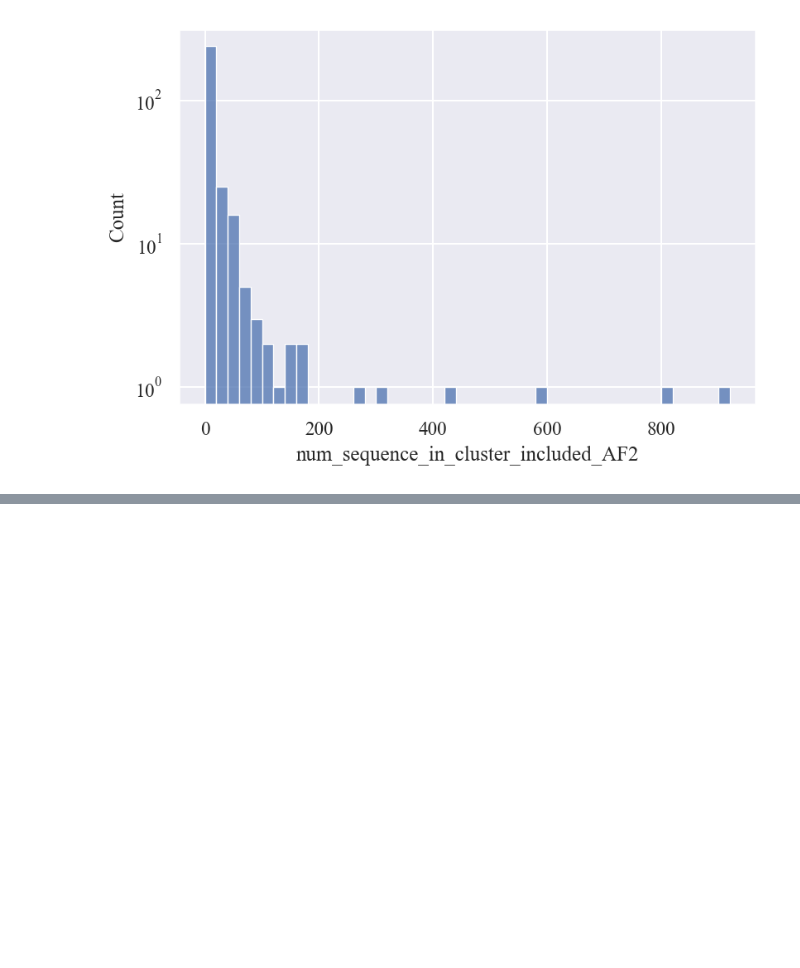
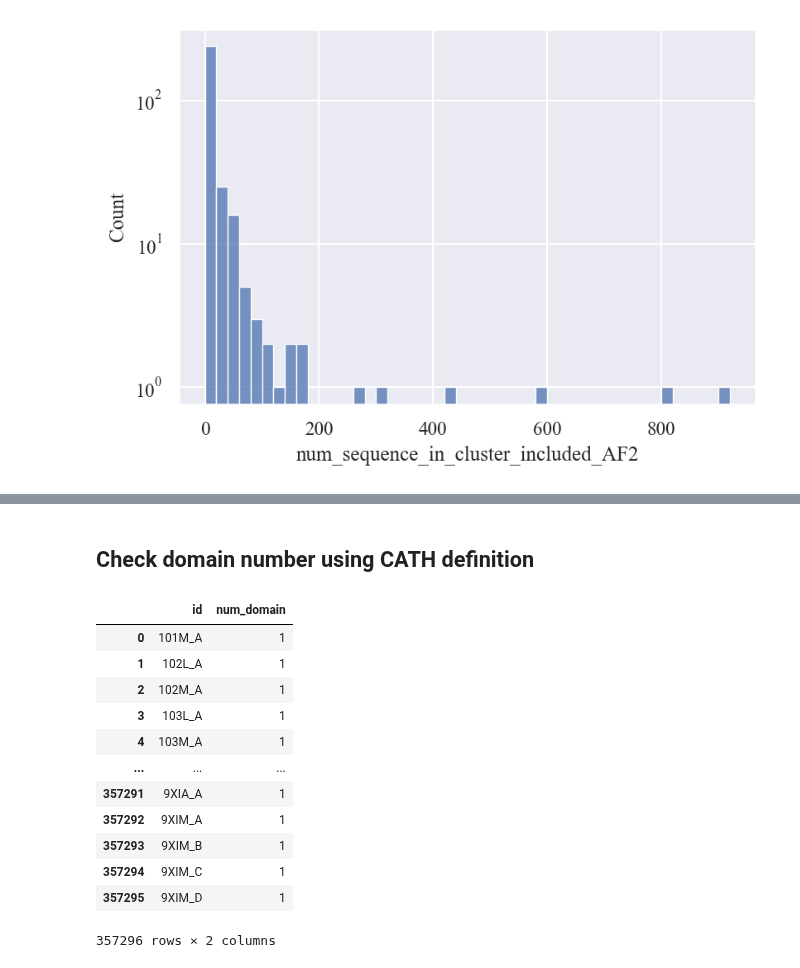
Before and after one commit to yutake27/MQAB4AF2, a Jupyter notebook: src/notebooks/datasets/how_eq_random_num_300_seed_0_exclude/target_stat.ipynb, the cells around one changed output, grey strips where cells are left out. Cells and saved outputs as stored; diff of their text form; code cells hidden in the pictures; blank space fills up the shorter version.

```diff
--- a/src/notebooks/datasets/how_eq_random_num_300_seed_0_exclude/target_stat.ipynb
+++ b/src/notebooks/datasets/how_eq_random_num_300_seed_0_exclude/target_stat.ipynb
@@ -81,0 +87,19 @@ plt.yscale('log')
+# %% [markdown]
+## Check domain number using CATH definition
+# %%
+domain_num_df = pd.read_csv('../../../../data/interim/cath_domain_num.csv')
+domain_num_df
+# %% [output]
+|  | id | num_domain |
+| 0 | 101M_A | 1 |
+| 1 | 102L_A | 1 |
+| 2 | 102M_A | 1 |
+| 3 | 103L_A | 1 |
+| 4 | 103M_A | 1 |
+| ... | ... | ... |
+| 357291 | 9XIA_A | 1 |
+| 357292 | 9XIM_A | 1 |
+| 357293 | 9XIM_B | 1 |
+| 357294 | 9XIM_C | 1 |
+| 357295 | 9XIM_D | 1 |
+357296 rows × 2 columns
```
Also changed, not shown: parts of 9 cells of this notebook.
